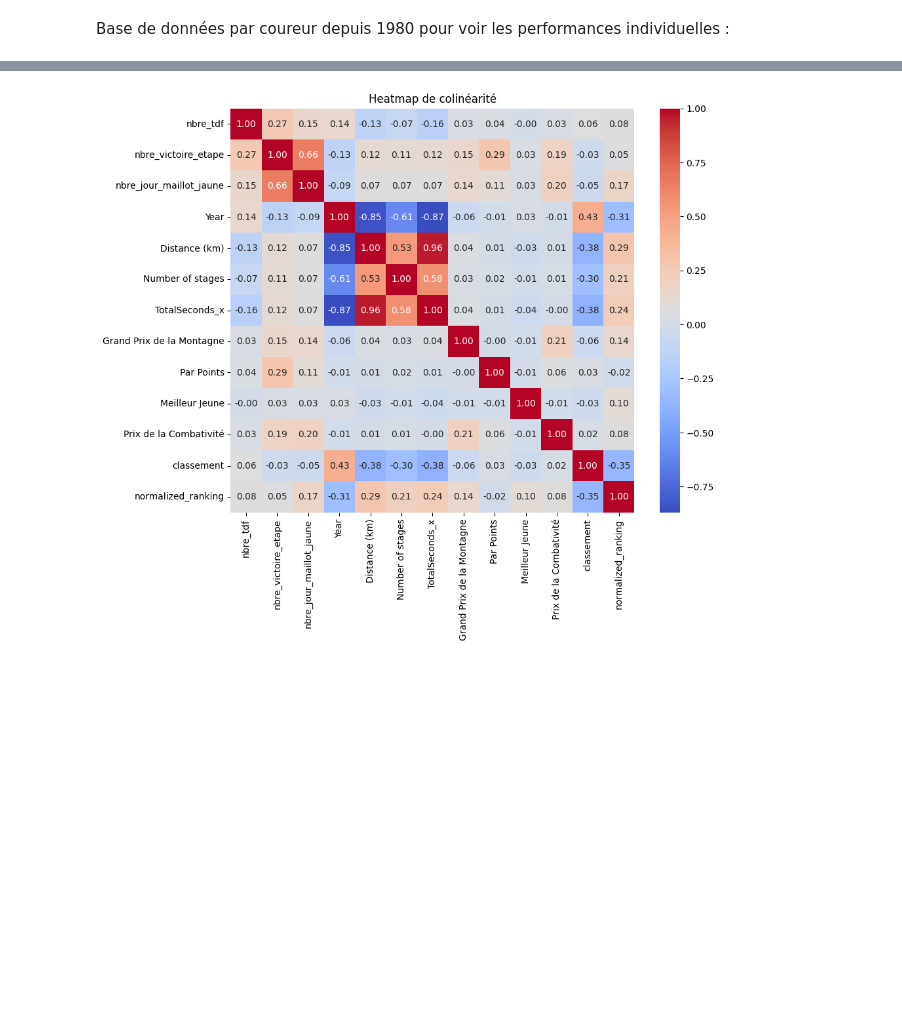
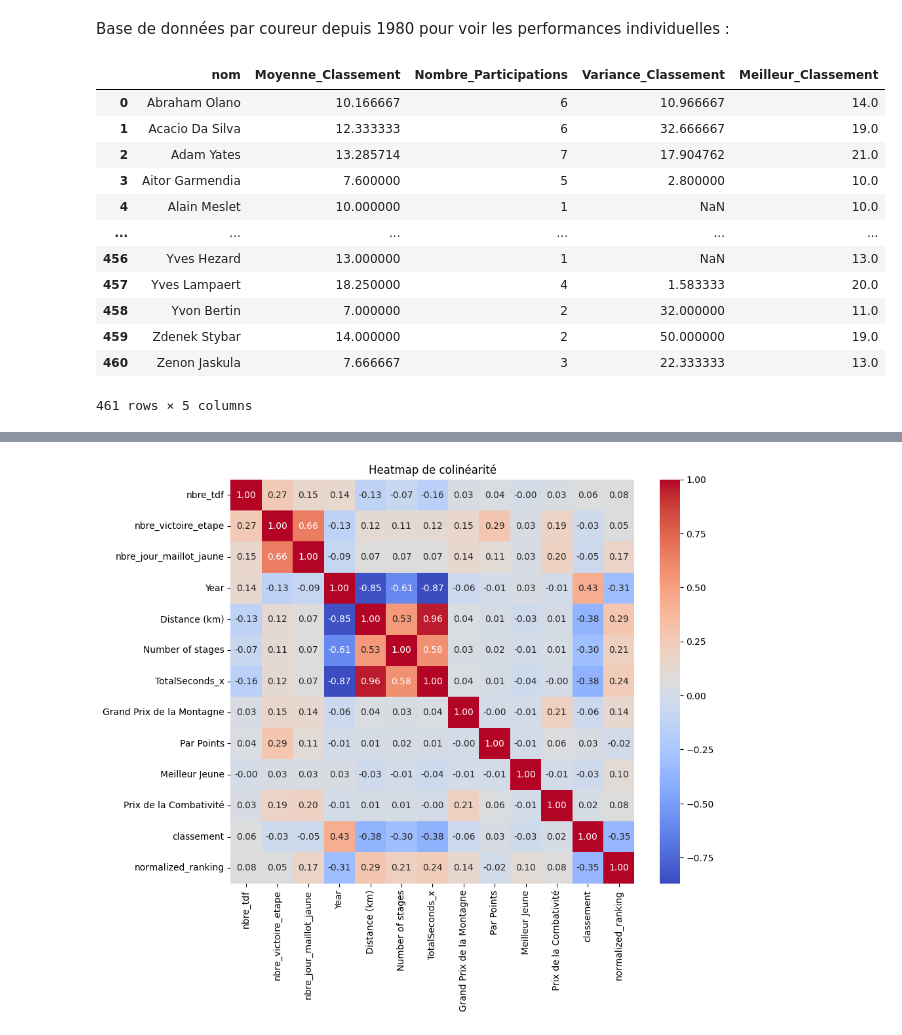
Before and after one commit to edequercize/Projet-Python, a Jupyter notebook: test_merge.ipynb, the cells around one changed output, grey strips where cells are left out. Drawn from its saved outputs; the diff is of its cells as text; code cells hidden in the pictures; blank space fills up the shorter version.

```diff
--- a/test_merge.ipynb
+++ b/test_merge.ipynb
@@ -791,24 +764,42 @@ Base de données par coureur depuis 1980 pour voir les performances individuelle
 # %%
 # Supposez que votre DataFrame initial soit 'df'
 
 # Filtrer les données pour les années à partir de 1980
 df_since_1980 = df[df['Year'].dt.year >= 1980]
 
 # Groupement par coureur
 grouped_by_rider_since_1980 = df_since_1980.groupby('nom')
 
 # Calcul des statistiques descriptives
-average_rank_since_1980 = grouped_by_rider_since_1980['classement'].mean()
+average_ranking_since_1980 = grouped_by_rider_since_1980['classement'].mean()
 participation_count_since_1980 = grouped_by_rider_since_1980['Year'].count()
 variance_performance_since_1980 = grouped_by_rider_since_1980['classement'].var()
+
+best_ranking_since_1980 = grouped_by_rider_since_1980['classement'].max()
 
 # Création d'un nouveau DataFrame avec les données agrégées
 aggregated_data_since_1980 = pd.DataFrame({
     'Moyenne_Classement': average_rank_since_1980,
     'Nombre_Participations': participation_count_since_1980,
-    'Variance_Classement': variance_performance_since_1980
+    'Variance_Classement': variance_performance_since_1980,
+    'Meilleur_Classement': best_ranking_since_1980
 })
 
 # Réinitialisation de l'index pour faire de 'nom' une colonne plutôt qu'un index
 aggregated_data_since_1980.reset_index(inplace=True)
+aggregated_data_since_1980
+# %% [output]
+|  | nom | Moyenne_Classement | Nombre_Participations | Variance_Classement | Meilleur_Classement |
+| 0 | Abraham Olano | 10.166667 | 6 | 10.966667 | 14.0 |
+| 1 | Acacio Da Silva | 12.333333 | 6 | 32.666667 | 19.0 |
+| 2 | Adam Yates | 13.285714 | 7 | 17.904762 | 21.0 |
+| 3 | Aitor Garmendia | 7.600000 | 5 | 2.800000 | 10.0 |
+| 4 | Alain Meslet | 10.000000 | 1 | NaN | 10.0 |
+| ... | ... | ... | ... | ... | ... |
+| 456 | Yves Hezard | 13.000000 | 1 | NaN | 13.0 |
+| 457 | Yves Lampaert | 18.250000 | 4 | 1.583333 | 20.0 |
+| 458 | Yvon Bertin | 7.000000 | 2 | 32.000000 | 11.0 |
+| 459 | Zdenek Stybar | 14.000000 | 2 | 50.000000 | 19.0 |
+| 460 | Zenon Jaskula | 7.666667 | 3 | 22.333333 | 13.0 |
+461 rows × 5 columns
 # %% [markdown]
```
Also changed, not shown: parts of 18 cells of this notebook.
